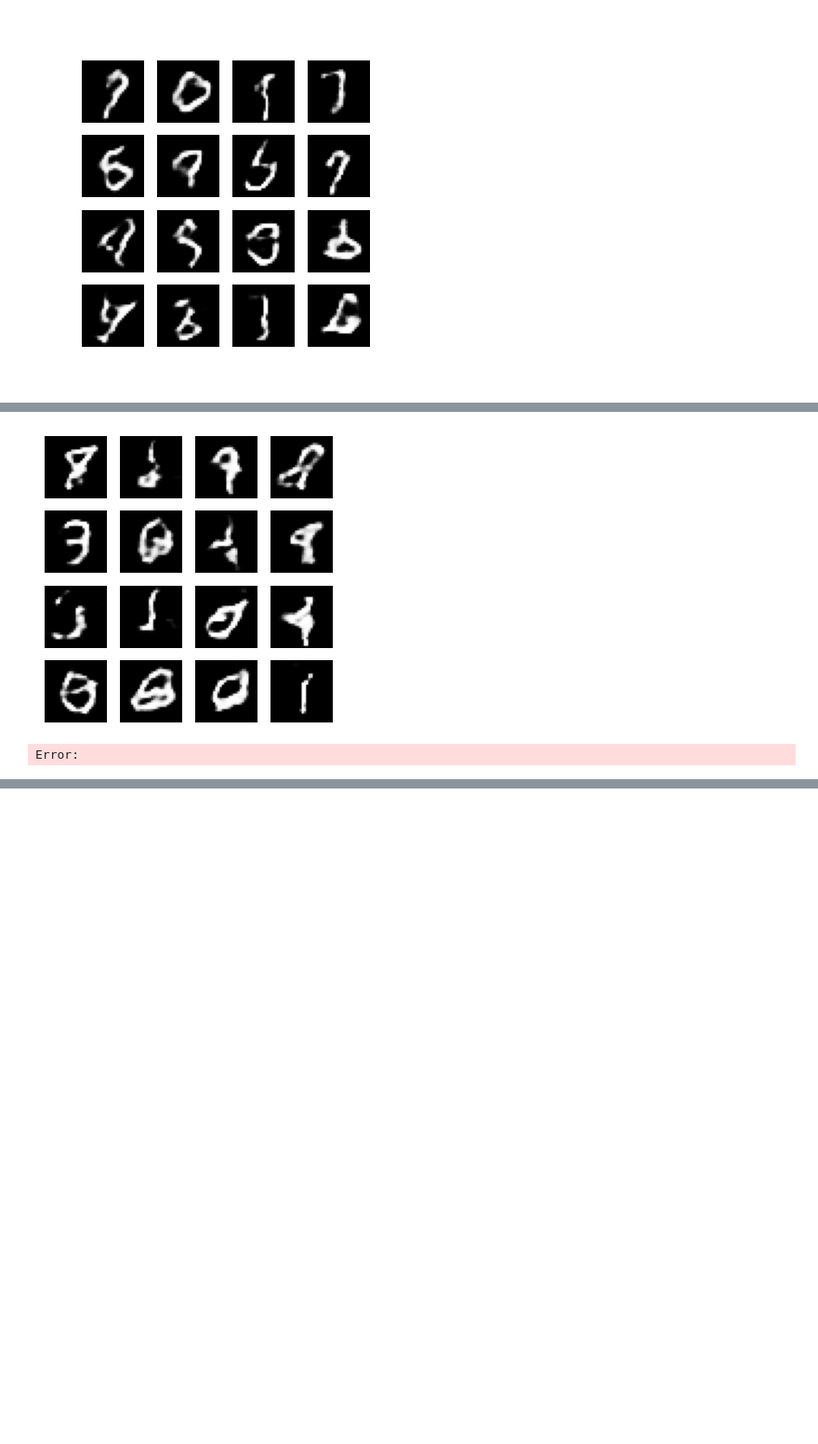
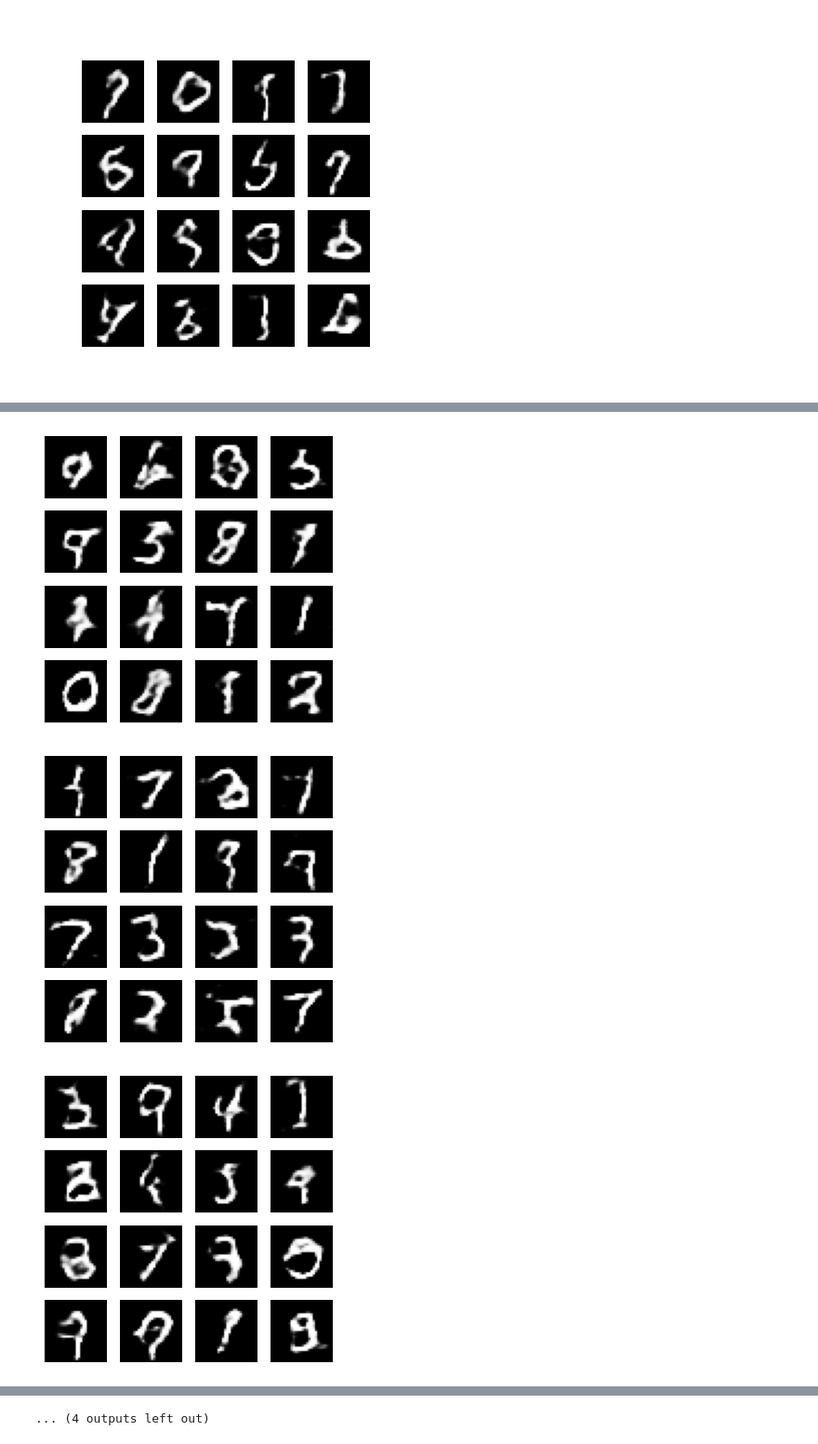
Before and after one commit to Suraj225-sys/Data-Augmentation-project, a Jupyter notebook: Models/imageAugment.ipynb, the cells around one changed output, grey strips where cells are left out. Shown at 93% size. Saved outputs shown, nothing was run; the diff lists cells and outputs as text; code cells hidden in the pictures; blank space fills up the shorter version.

Commit message:
Generating images(need to bump up the epoch during training)

```diff
--- a/Models/imageAugment.ipynb
+++ b/Models/imageAugment.ipynb
@@ -332,22 +332,12 @@ generate_and_save_images(generator, 100, seed)
-# %%
-num_examples_to_generate = 16
-noise_dim = 100
-
-# Generate random noise
-noise = tf.random.normal([num_examples_to_generate, noise_dim])
-
-# Generate fake images using the generator
-generated_images = generator(noise, training=False)
-
-# Plot the generated images
-fig = plt.figure(figsize=(4, 4))
-
-for i in range(generated_images.shape[0]):
-    plt.subplot(4, 4, i+1)
-    plt.imshow(generated_images[i, :, :, 0] * 127.5 + 127.5, cmap='gray')
-    plt.axis('off')
-
-plt.show()
-# %% [output]
-[figure, removed]
-Error:
+# %%
+num_examples_to_generate = 16
+noise_dim = 100
+
+for i in range(num_examples_to_generate):
+# Use the generator model to generate and save images
+    seed = tf.random.normal([num_examples_to_generate, noise_dim])
+    generate_and_save_images(generator,(i+100), seed)
+# %% [output]
+[figure, added]
+[figure, added]
+[figure, added]
@@ -353,0 +353 @@ Error:
+... (4 outputs left out)
```
Also changed, not shown: parts of 2 cells of this notebook, 16 other files.
